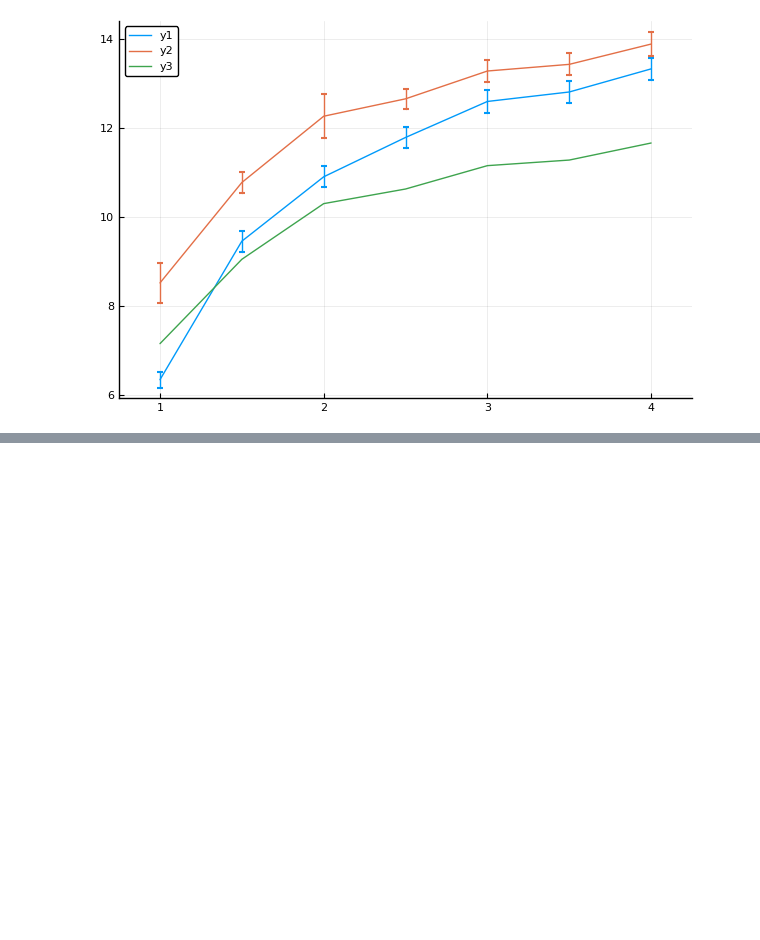
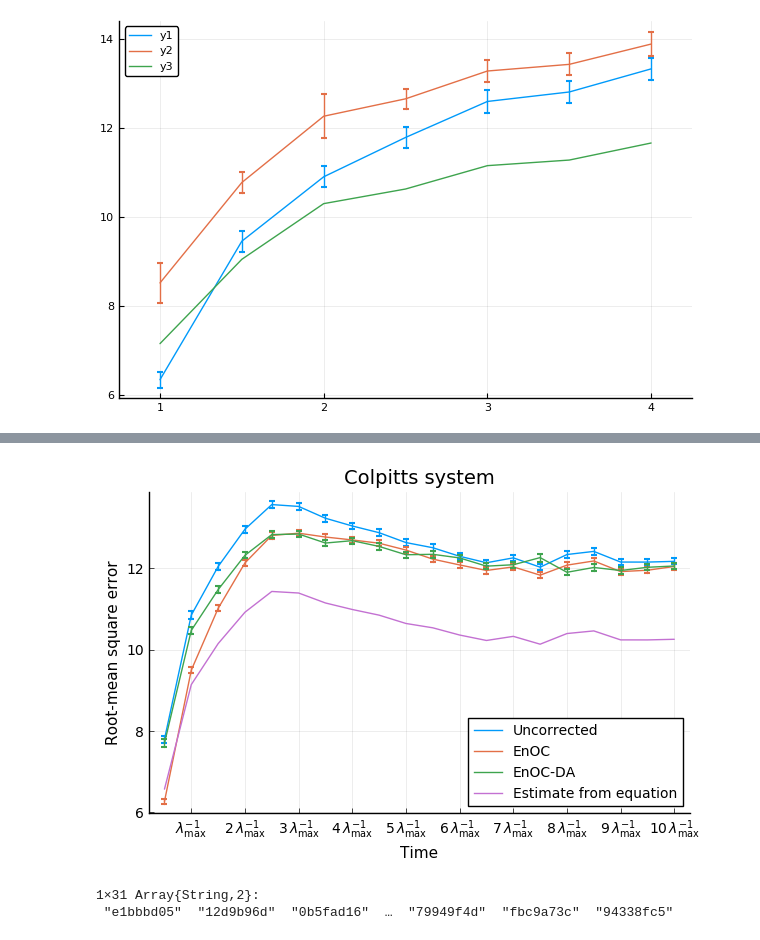
Before and after one commit to eviatarbach/ensemble_oscillation_correction.jl, a Jupyter notebook: Plots.ipynb, the cells around one changed output, grey strips where cells are left out. Cells and saved outputs as stored; diff of their text form; code cells hidden in the pictures; blank space fills up the shorter version.

```diff
--- a/Plots.ipynb
+++ b/Plots.ipynb
@@ -181,0 +271,14 @@ xlims!(1 - 1/4, 4 + 1/4)
+# %%
+x = ncread("out_colpitts_da2.nc", "sim_id")
+x2 = ncread("out_colpitts_da3.nc", "sim_id")
+sim_ids = vcat(x[1, 1, 1, :], x2[1, 1, 1, 2:end])
+#idx_min = [argmin([a for (a, b, c, d) in rel_err.(sim_ids[i], "colpitts")]) for i=1:20]
+errs_colpitts_da = [a[1] for a in rel_err.(sim_ids, "colpitts")]
+std_colpitts_da = [a[3] for a in rel_err.(sim_ids, "colpitts")]
+x = ncread("out_colpitts3.nc", "sim_id")
+sim_ids = x[1, 1, 1, :]
+nda = rel_err.(sim_ids, "colpitts")
+errs_colpitts_nda = [a[1] for a in nda][:]
+errs_colpitts_uncorr = [a[2] for a in nda][:]
+std_colpitts_nda = [a[3] for a in nda][:]
+std_colpitts_uncorr = [a[4] for a in nda][:]
@@ -181,0 +316,20 @@ xlims!(1 - 1/4, 4 + 1/4)
+# %%
+plot(errs_colpitts_uncorr, yerr=std_colpitts_uncorr/sqrt(10000), label="Uncorrected", title="Colpitts system", xticks=(2:2:20,
+        [L"\lambda_{\mathrm{max}}^{-1}", L"2\,\lambda_{\mathrm{max}}^{-1}", L"3\,\lambda_{\mathrm{max}}^{-1}",
+            L"4\,\lambda_{\mathrm{max}}^{-1}", L"5\,\lambda_{\mathrm{max}}^{-1}", L"6\,\lambda_{\mathrm{max}}^{-1}",
+            L"7\,\lambda_{\mathrm{max}}^{-1}", L"8\,\lambda_{\mathrm{max}}^{-1}", L"9\,\lambda_{\mathrm{max}}^{-1}",
+            L"10\,\lambda_{\mathrm{max}}^{-1}"]))
+plot!(errs_colpitts_nda, yerr=std_colpitts_nda/sqrt(10000), label="EnOC")
+plot!(errs_colpitts_da, yerr=std_colpitts_da/sqrt(10000), label="EnOC-DA")
+plot!(errs_colpitts_uncorr*sqrt(1-0.29), label="Estimate from equation", xtickfontsize=10, ytickfontsize=10, legendfontsize=10)
+xlabel!("Time")
+ylabel!("Root-mean square error")
+savefig("colpitts3.pdf")
+# %% [output]
+[figure, added]
+# %%
+x = ncread("out_osc_da2.nc", "sim_id")
+sim_ids = x[:, 1, 1, 1, :]
+# %% [output]
+1×31 Array{String,2}:
+ "e1bbbd05"  "12d9b96d"  "0b5fad16"  …  "79949f4d"  "fbc9a73c"  "94338fc5"
```
Also changed, not shown: parts of 17 cells of this notebook, 3 other files.
